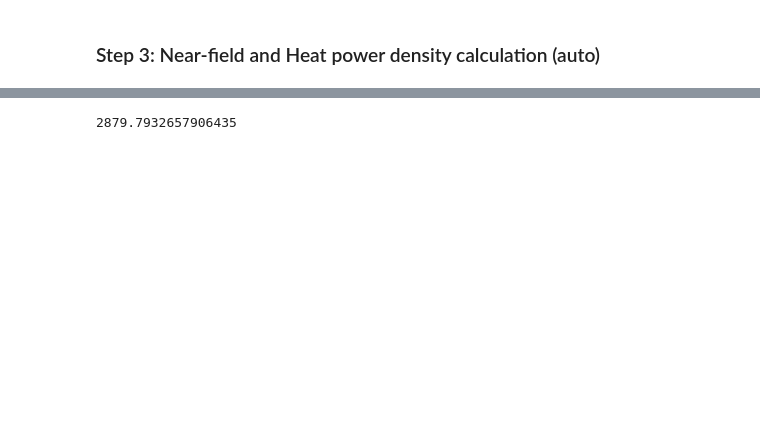
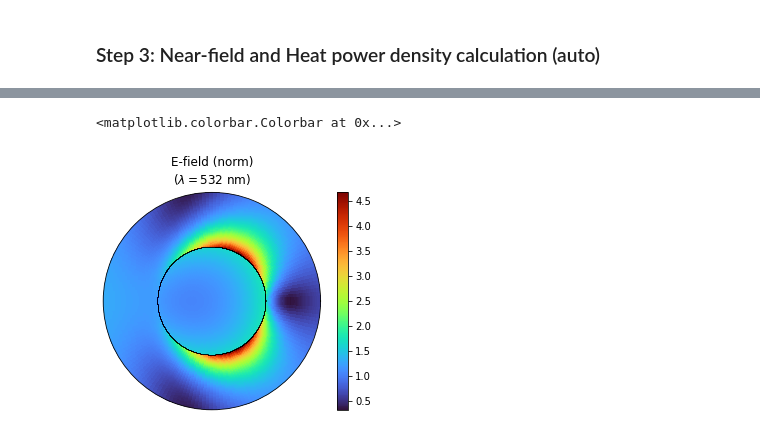
Before and after one commit to pedrosatulio/Thermoplasmonics, a Jupyter notebook: Thermoplasmonics.ipynb, the cells around one changed output, grey strips where cells are left out. Cells and saved outputs as stored; diff of their text form; code cells hidden in the pictures; blank space fills up the shorter version.

```diff
--- a/Thermoplasmonics.ipynb
+++ b/Thermoplasmonics.ipynb
@@ -124,4 +73,39 @@ wl[151]
-# %%
-4*math.pi*(5**3)/3 + math.pi*(5**2)*30
-# %% [output]
-2879.7932657906435
+# %%
+def contorno(radius,size):
+    ang = npy.linspace(0,2*math.pi,num=size,endpoint=True)
+    contourn = npy.ones([size,size])*radius
+    return ang, contourn
+# %%
+wl_anl = 532
+r = npy.linspace(a/100,2*b,num=100,endpoint=True)
+theta = npy.linspace(0,2*math.pi,num=180,endpoint=True)
+# %%
+# Calculating fields and heat source
+E, H, q = em.yzEM(r,theta,shell_material,core_material,medium_material,a,b,wl_anl,isShell,drude)
+
+# Cleaning NaN, +inf and -inf
+E = npy.nan_to_num(E, nan=0.0, posinf=0.0, neginf=0.0)
+E[:,-1] = E[:,-2]
+E[-1,:] = E[-2,:]
+H = npy.nan_to_num(H, nan=0.0, posinf=0.0, neginf=0.0)
+H[:,-1] = H[:,-2]
+H[-1,:] = H[-2,:]
+q = npy.nan_to_num(q, nan=0.0, posinf=0.0, neginf=0.0)
+q[:,-1] = q[:,-2]
+q[-1,:] = q[-2,:]
+# %%
+ang1, contourn1 = contorno(a,72)
+ang2, contourn2 = contorno(b,72)
+# %%
+fig2 = plt.figure(2)
+ax2 = fig2.add_subplot(111,polar=True)
+ax2.set_yticklabels([])
+ax2.set_xticklabels([])
+ax2.grid(False)
+pc2 = ax2.pcolormesh(theta,r,E,cmap='turbo')
+ax2.plot(ang1,contourn1,'k-',ang2,contourn2,'k-',linewidth=0.01)
+ax2.set_title("E-field (norm)\n$(\\lambda = $"+str(int(wl_anl))+" nm)", va='bottom')
+fig2.colorbar(pc2)
+# %% [output]
+<matplotlib.colorbar.Colorbar at 0x...>
+[figure, added]
```
Also changed, not shown: parts of 16 cells of this notebook, 40 other files.
